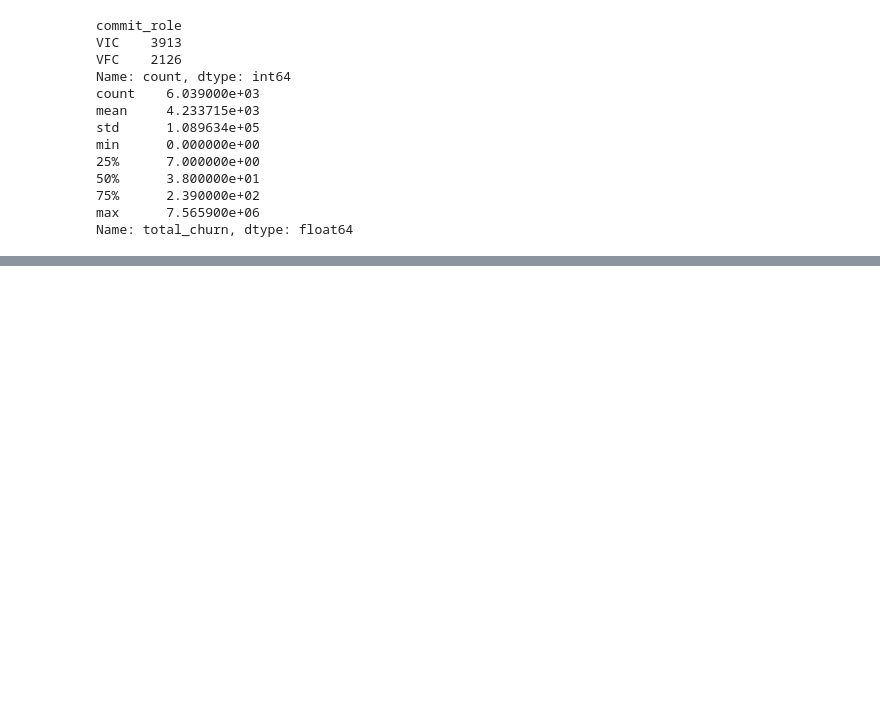
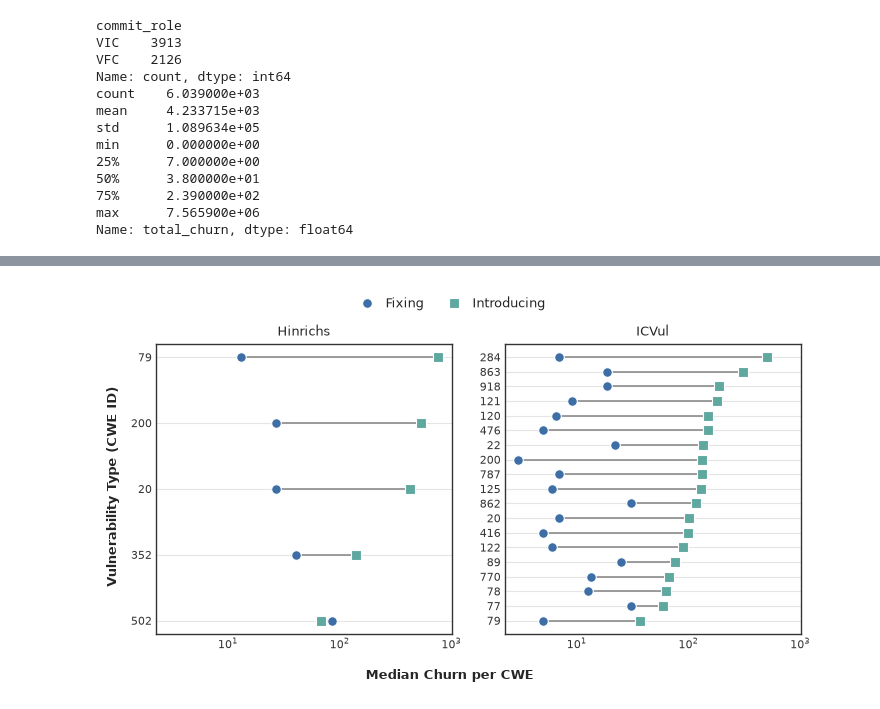
Before and after one commit to zaryanz/churn-bugs-vulns, a Jupyter notebook: notebooks/cwe_analysis_diffstat.ipynb, the cells around one changed output, grey strips where cells are left out. Cells and saved outputs as stored; diff of their text form; code cells hidden in the pictures; blank space fills up the shorter version.

```diff
--- a/notebooks/cwe_analysis_diffstat.ipynb
+++ b/notebooks/cwe_analysis_diffstat.ipynb
@@ -184,0 +180,80 @@ plt.show()
+# %%
+from utils.plot import plot_cwe_dumbbell, COLOR_FIX, COLOR_INTRO
+from matplotlib.lines import Line2D
+
+fig, axes = plt.subplots(
+    1,
+    2,
+    figsize=(7.16, 4.2),
+    sharex=True,
+)
+
+plot_cwe_dumbbell(
+    df=df_all,
+    dataset_name="Hinrichs",
+    ax=axes[0],
+    n_min=5,
+    require_both=True,
+    show_xlabel=False
+)
+
+plot_cwe_dumbbell(
+    df=df_all,
+    dataset_name="ICVul",
+    ax=axes[1],
+    n_min=5,
+    require_both=True,
+    show_xlabel=True
+)
+
+fig.supylabel("Vulnerability Type (CWE ID)", fontsize=9, x=0.02, fontweight="bold")
+fig.supxlabel("Median Churn per CWE", y=0.12, fontsize=9, fontweight="bold")
+
+# Figure-level legend using marker shapes
+legend_handles = [
+    Line2D(
+        [0],
+        [0],
+        marker="o",
+        color="none",
+        markerfacecolor=COLOR_FIX,
+        markeredgecolor="white",
+        markeredgewidth=0.8,
+        markersize=7,
+        label="Fixing"
+    ),
+    Line2D(
+        [0],
+        [0],
+        marker="s",
+        color="none",
+        markerfacecolor=COLOR_INTRO,
+        markeredgecolor="white",
+        markeredgewidth=0.8,
+        markersize=7,
+        label="Introducing"
+    ),
+]
+
+format_figure(
+    fig,
+    xlabel="Median Churn per CWE",
+    ylabel="Vulnerability Type (CWE ID)",
+    legend_handles=legend_handles,
+    legend_labels=["Fixing", "Introducing"],
+    legend_y=0.98,
+    xlabel_y=0.035,
+    ylabel_x=0.02,
+    layout={
+        "left": 0.09,
+        "right": 0.99,
+        "bottom": 0.15,
+        "top": 0.84,
+        "wspace": 0.18,
+        "hspace": 0.0,
+    },
+)
+
+save_figure(fig, "cwe_dumbbell_plot.pdf")
+plt.show()
+# %% [output]
@@ -184,0 +262 @@ plt.show()
+[figure, added]
```
Also changed, not shown: parts of 3 cells of this notebook, 7 other files.
